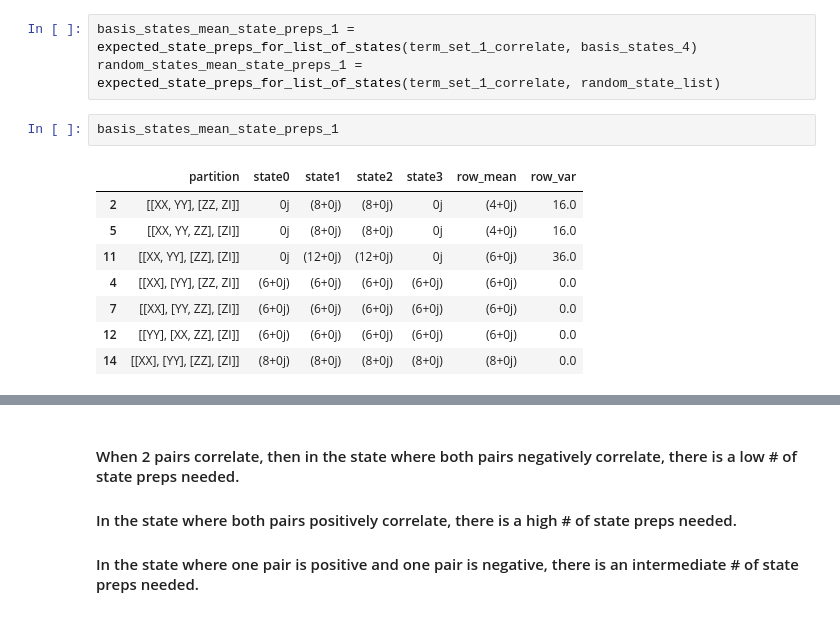
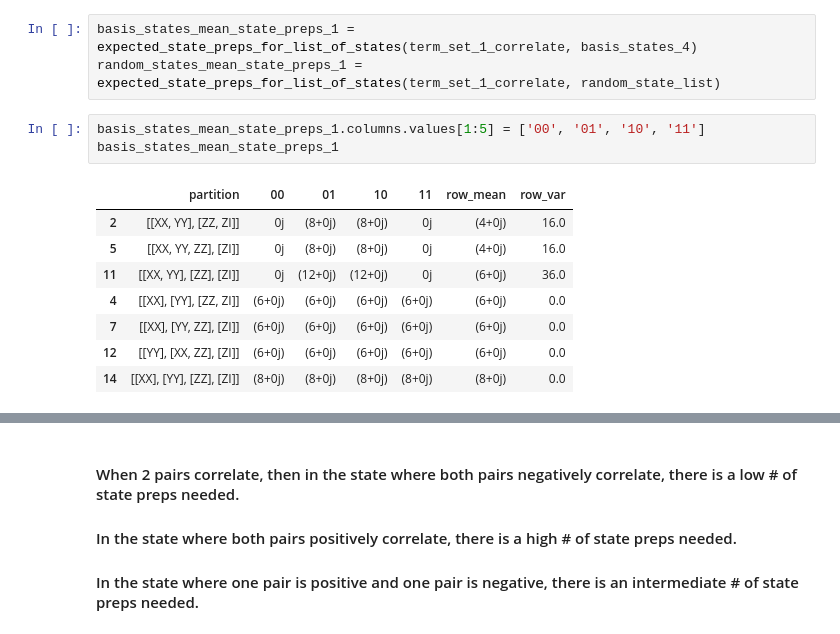
Before and after one commit to teaguetomesh/vqe-term-grouping, a Jupyter notebook: hamiltonian_statistics.ipynb, the cells around one changed output, grey strips where cells are left out. Saved outputs shown, nothing was run; the diff lists cells and outputs as text.

```diff
--- a/hamiltonian_statistics.ipynb
+++ b/hamiltonian_statistics.ipynb
@@ -532,17 +566,18 @@ np.corrcoef(basis_states_mean_state_preps_0['row_mean'],
 # %%
 basis_states_mean_state_preps_1 = expected_state_preps_for_list_of_states(term_set_1_correlate, basis_states_4)
 random_states_mean_state_preps_1 = expected_state_preps_for_list_of_states(term_set_1_correlate, random_state_list)
-# %%
-basis_states_mean_state_preps_1
-# %% [output]
-|  | partition | state0 | state1 | state2 | state3 | row_mean | row_var |
-| 2 | [[XX, YY], [ZZ, ZI]] | 0j | (8+0j) | (8+0j) | 0j | (4+0j) | 16.0 |
-| 5 | [[XX, YY, ZZ], [ZI]] | 0j | (8+0j) | (8+0j) | 0j | (4+0j) | 16.0 |
-| 11 | [[XX, YY], [ZZ], [ZI]] | 0j | (12+0j) | (12+0j) | 0j | (6+0j) | 36.0 |
-| 4 | [[XX], [YY], [ZZ, ZI]] | (6+0j) | (6+0j) | (6+0j) | (6+0j) | (6+0j) | 0.0 |
-| 7 | [[XX], [YY, ZZ], [ZI]] | (6+0j) | (6+0j) | (6+0j) | (6+0j) | (6+0j) | 0.0 |
-| 12 | [[YY], [XX, ZZ], [ZI]] | (6+0j) | (6+0j) | (6+0j) | (6+0j) | (6+0j) | 0.0 |
-| 14 | [[XX], [YY], [ZZ], [ZI]] | (8+0j) | (8+0j) | (8+0j) | (8+0j) | (8+0j) | 0.0 |
+# %%
+basis_states_mean_state_preps_1.columns.values[1:5] = ['00', '01', '10', '11']
+basis_states_mean_state_preps_1
+# %% [output]
+|  | partition | 00 | 01 | 10 | 11 | row_mean | row_var |
+| 2 | [[XX, YY], [ZZ, ZI]] | 0j | (8+0j) | (8+0j) | 0j | (4+0j) | 16.0 |
+| 5 | [[XX, YY, ZZ], [ZI]] | 0j | (8+0j) | (8+0j) | 0j | (4+0j) | 16.0 |
+| 11 | [[XX, YY], [ZZ], [ZI]] | 0j | (12+0j) | (12+0j) | 0j | (6+0j) | 36.0 |
+| 4 | [[XX], [YY], [ZZ, ZI]] | (6+0j) | (6+0j) | (6+0j) | (6+0j) | (6+0j) | 0.0 |
+| 7 | [[XX], [YY, ZZ], [ZI]] | (6+0j) | (6+0j) | (6+0j) | (6+0j) | (6+0j) | 0.0 |
+| 12 | [[YY], [XX, ZZ], [ZI]] | (6+0j) | (6+0j) | (6+0j) | (6+0j) | (6+0j) | 0.0 |
+| 14 | [[XX], [YY], [ZZ], [ZI]] | (8+0j) | (8+0j) | (8+0j) | (8+0j) | (8+0j) | 0.0 |
 # %%
 random_states_mean_state_preps_1
 # %% [output]
```
Also changed, not shown: parts of 17 cells of this notebook.
